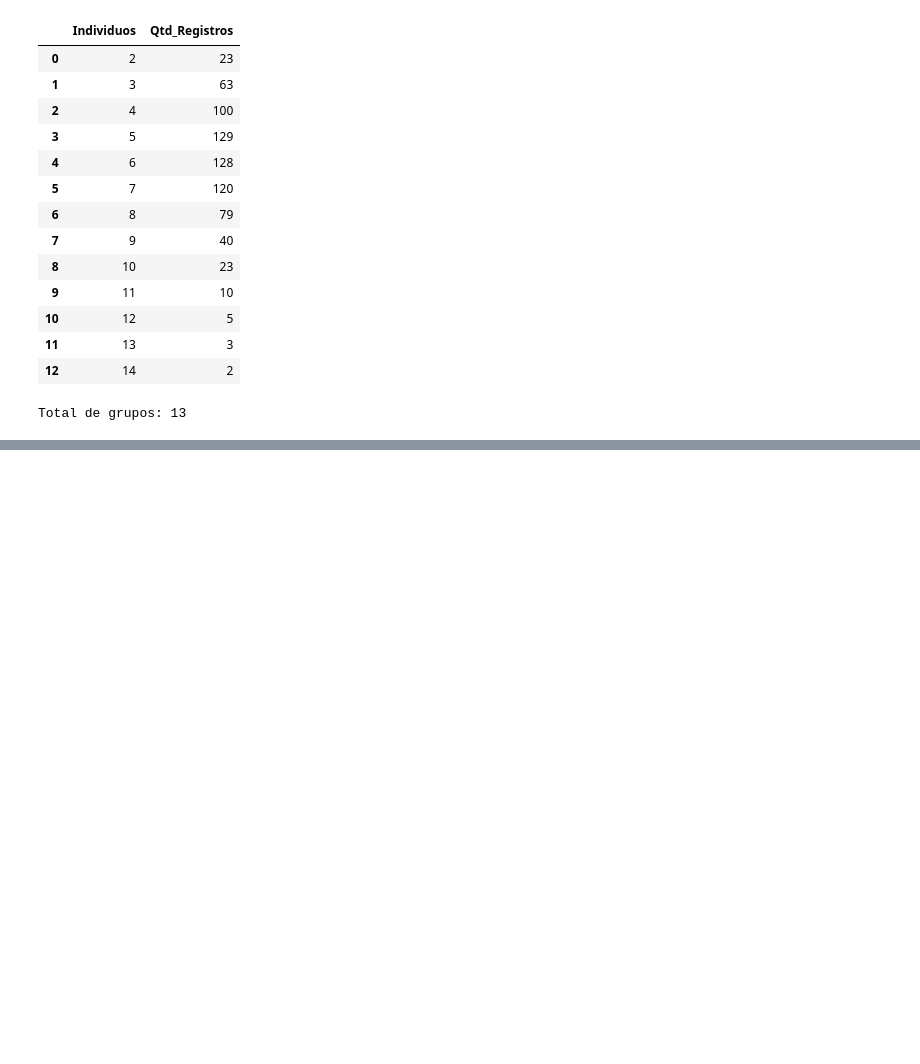
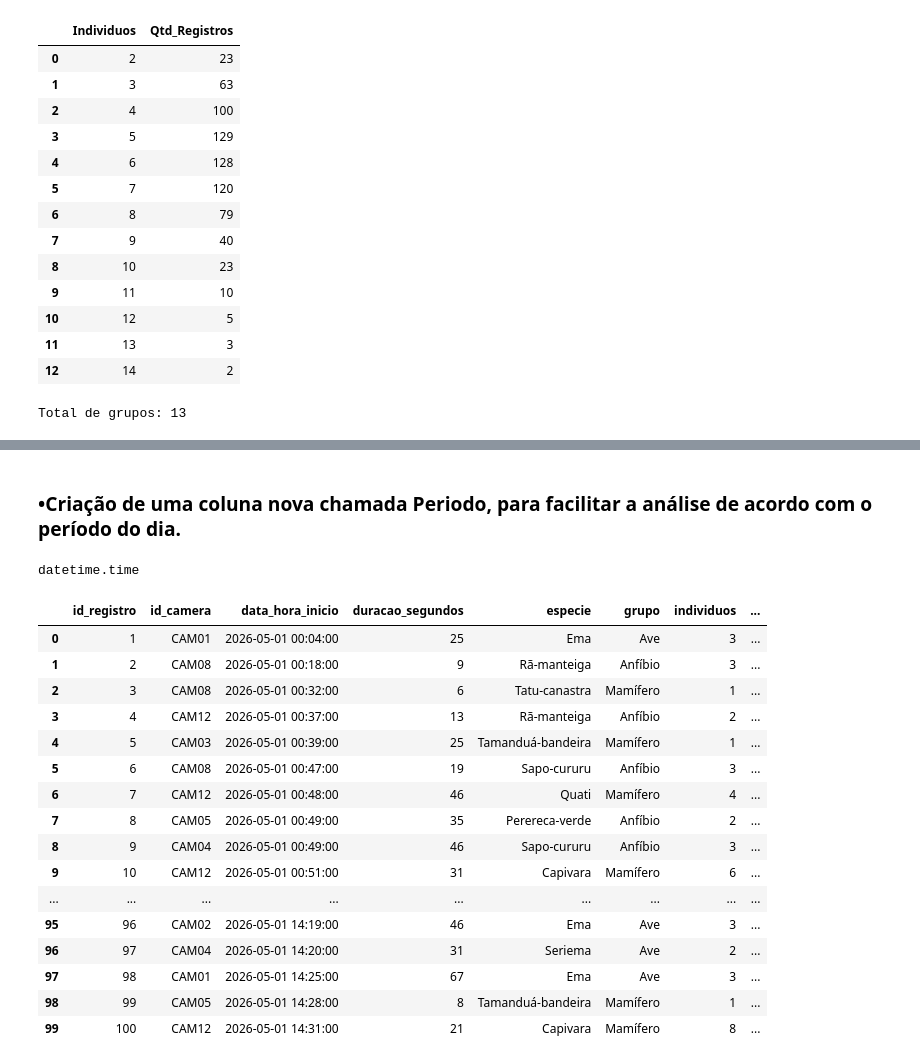
Before and after one commit to dinizjr/Trilha-IA, a Jupyter notebook: DS/Ex01.ipynb, the cells around one changed output, grey strips where cells are left out. Drawn from its saved outputs; the diff is of its cells as text; code cells hidden in the pictures; blank space fills up the shorter version.

Commit message:
Add colunas novas

```diff
--- a/DS/Ex01.ipynb
+++ b/DS/Ex01.ipynb
@@ -276,0 +287,5 @@ Total de grupos: 13
+# %%
+dt[['Data','Hora']] = dt['data_hora_inicio'].str.split(' ',n=1, expand=True)
+dt['Hora'] = pd.to_datetime(dt['Hora'],format='%H:%M:%S').dt.time
+#dt['Hora'] = pd.to_datetime(dt['Data']).dt.date
+dt.head()
@@ -276,0 +299,34 @@ Total de grupos: 13
+# %% [markdown]
+### •Criação de uma coluna nova chamada Periodo, para facilitar a análise de acordo com o período do dia.
+# %%
+type(dt['Hora'].iloc[0])
+# %% [output]
+datetime.time
+# %%
+from datetime import time
+
+dt['Periodo'] = 'Dia'
+
+dt.loc[dt['Hora'].between(time(19, 0), time(0, 0)),'Periodo'] = 'Noite'
+dt.loc[dt['Hora'].between(time(12, 0), time(18, 0)),'Periodo'] = 'Tarde'
+dt.loc[dt['Hora'].between(time(0, 0), time(5, 0)),'Periodo'] = 'Madrugada'
+
+dt.head(100)
+# %% [output]
+|  | id_registro | id_camera | data_hora_inicio | duracao_segundos | especie | grupo | individuos | ... |
+| 0 | 1 | CAM01 | 2026-05-01 00:04:00 | 25 | Ema | Ave | 3 | ... |
+| 1 | 2 | CAM08 | 2026-05-01 00:18:00 | 9 | Rã-manteiga | Anfíbio | 3 | ... |
+| 2 | 3 | CAM08 | 2026-05-01 00:32:00 | 6 | Tatu-canastra | Mamífero | 1 | ... |
+| 3 | 4 | CAM12 | 2026-05-01 00:37:00 | 13 | Rã-manteiga | Anfíbio | 2 | ... |
+| 4 | 5 | CAM03 | 2026-05-01 00:39:00 | 25 | Tamanduá-bandeira | Mamífero | 1 | ... |
+| 5 | 6 | CAM08 | 2026-05-01 00:47:00 | 19 | Sapo-cururu | Anfíbio | 3 | ... |
+| 6 | 7 | CAM12 | 2026-05-01 00:48:00 | 46 | Quati | Mamífero | 4 | ... |
+| 7 | 8 | CAM05 | 2026-05-01 00:49:00 | 35 | Perereca-verde | Anfíbio | 2 | ... |
+| 8 | 9 | CAM04 | 2026-05-01 00:49:00 | 46 | Sapo-cururu | Anfíbio | 3 | ... |
+| 9 | 10 | CAM12 | 2026-05-01 00:51:00 | 31 | Capivara | Mamífero | 6 | ... |
+| ... | ... | ... | ... | ... | ... | ... | ... | ... |
+| 95 | 96 | CAM02 | 2026-05-01 14:19:00 | 46 | Ema | Ave | 3 | ... |
+| 96 | 97 | CAM04 | 2026-05-01 14:20:00 | 31 | Seriema | Ave | 2 | ... |
+| 97 | 98 | CAM01 | 2026-05-01 14:25:00 | 67 | Ema | Ave | 3 | ... |
+| 98 | 99 | CAM05 | 2026-05-01 14:28:00 | 8 | Tamanduá-bandeira | Mamífero | 1 | ... |
+| 99 | 100 | CAM12 | 2026-05-01 14:31:00 | 21 | Capivara | Mamífero | 8 | ... |
```
Also changed, not shown: parts of 7 cells of this notebook.
